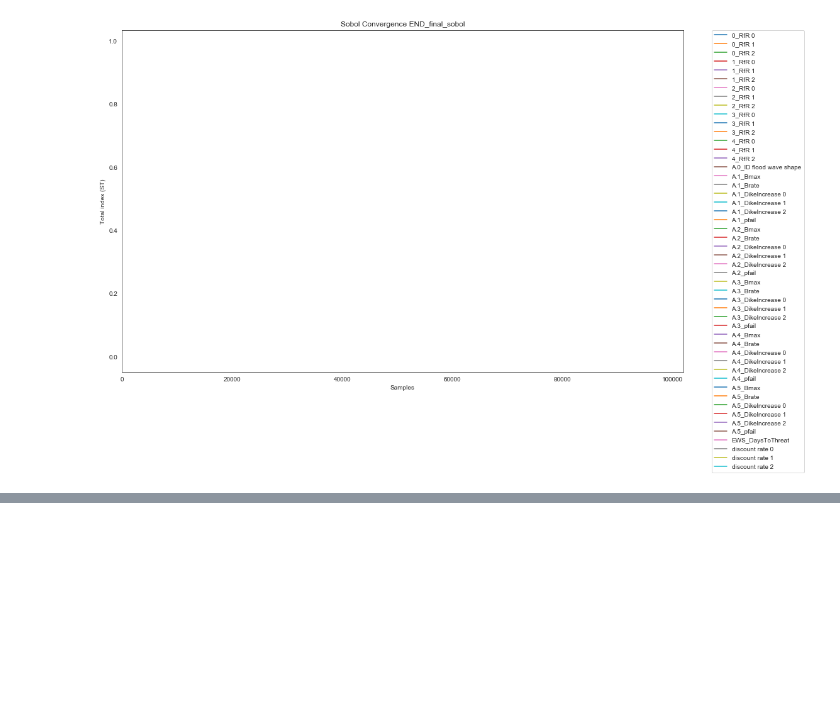
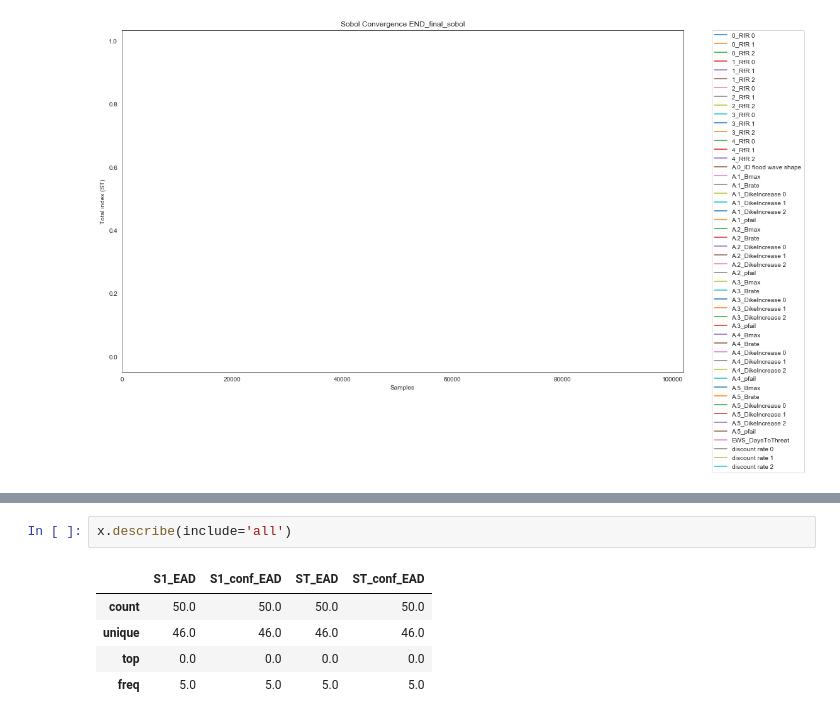
Before and after one commit to itjallingii/sassy_lion, a Jupyter notebook: SensitivityAnalysisSobol/sensitivity_analysis_grp1.ipynb, the cells around one changed output, grey strips where cells are left out. Cells and saved outputs as stored; diff of their text form; blank space fills up the shorter version.

```diff
--- a/SensitivityAnalysisSobol/sensitivity_analysis_grp1.ipynb
+++ b/SensitivityAnalysisSobol/sensitivity_analysis_grp1.ipynb
@@ -286,0 +214,8 @@ AttributeError: 'numpy.ndarray' object has no attribute 'append'
+# %%
+x.describe(include='all')
+# %% [output]
+|  | S1_EAD | S1_conf_EAD | ST_EAD | ST_conf_EAD |
+| count | 50.0 | 50.0 | 50.0 | 50.0 |
+| unique | 46.0 | 46.0 | 46.0 | 46.0 |
+| top | 0.0 | 0.0 | 0.0 | 0.0 |
+| freq | 5.0 | 5.0 | 5.0 | 5.0 |
```
Also changed, not shown: parts of 17 cells of this notebook.
